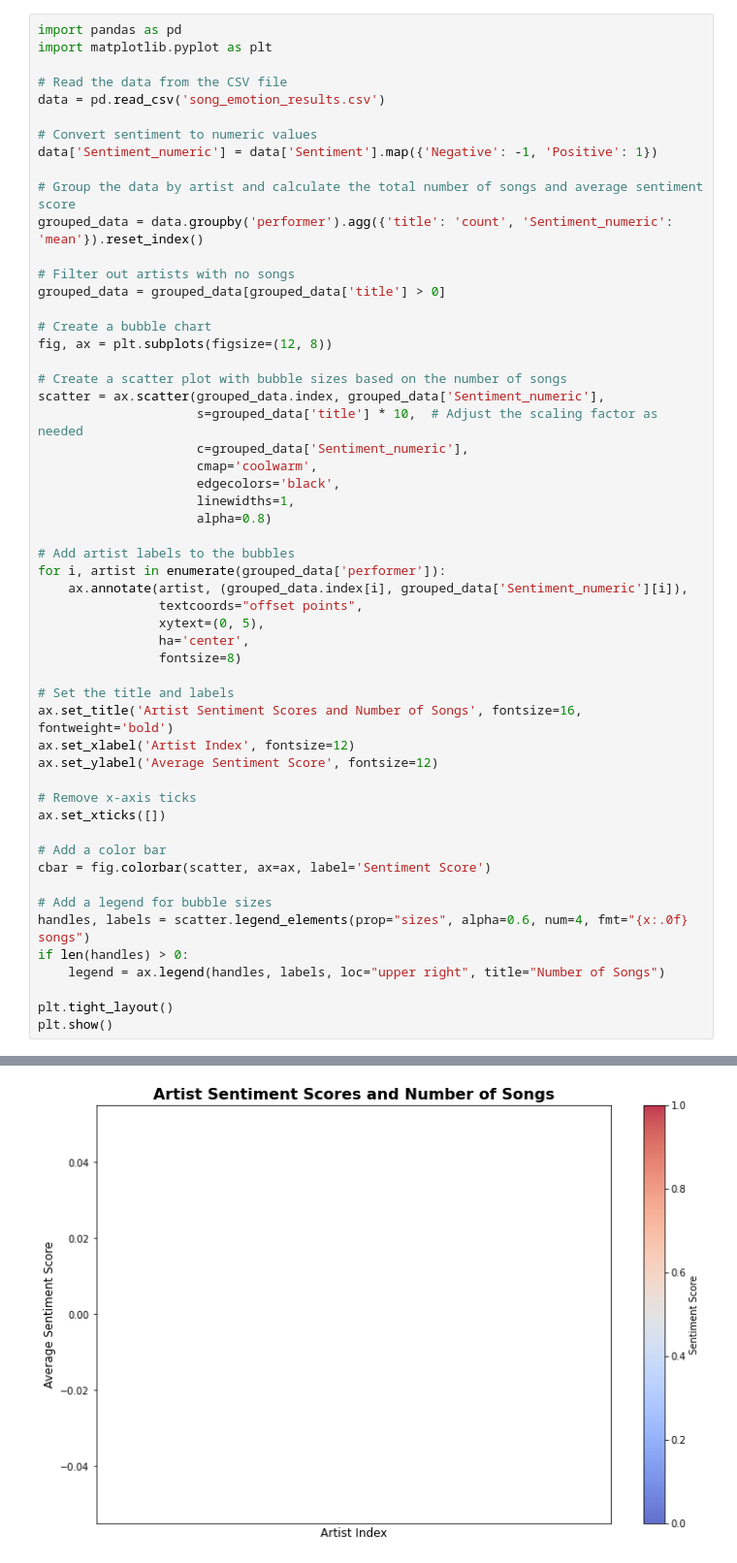
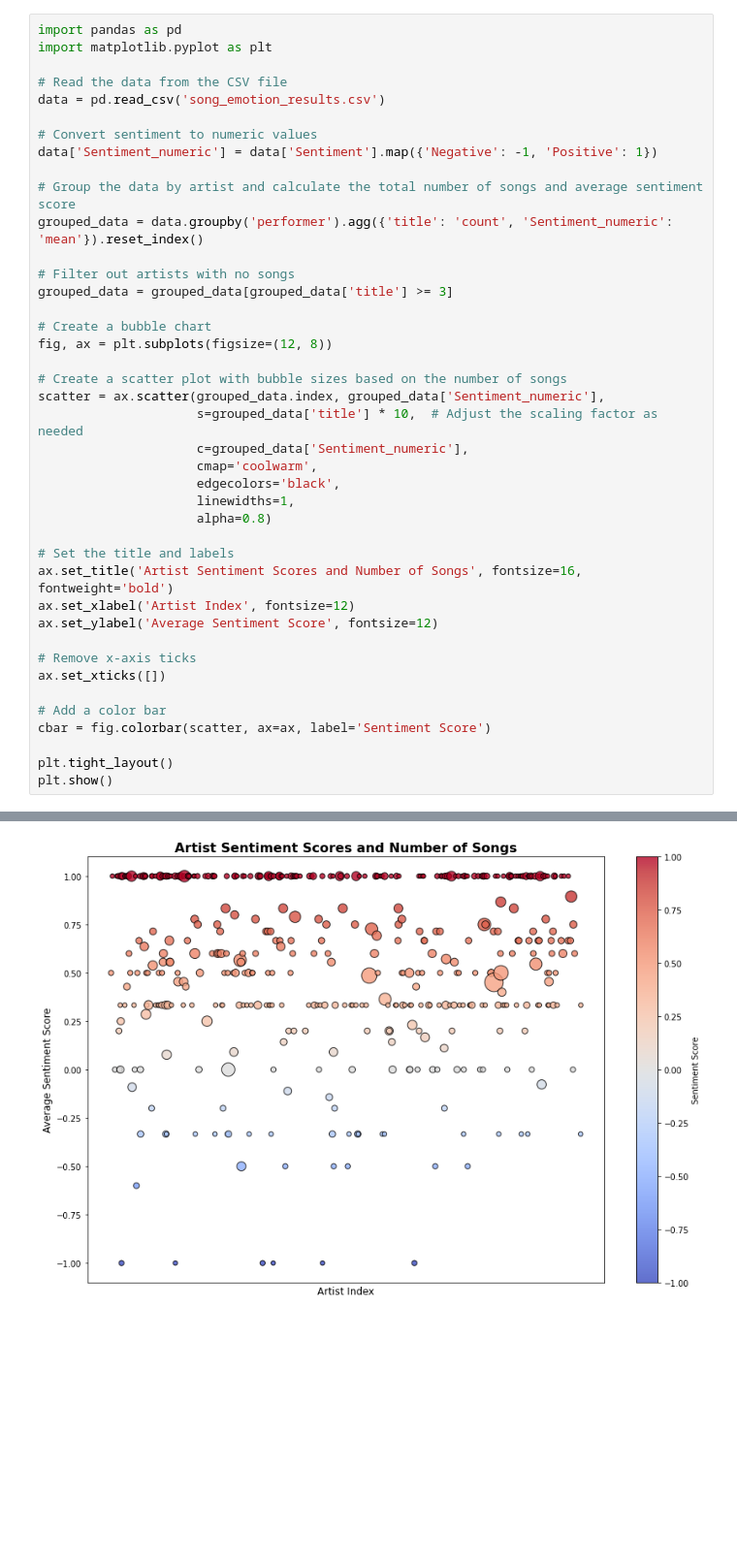
Before and after one commit to the-pudding/ai-data, a Jupyter notebook: emotional_lyrics.ipynb, the cells around one changed output, grey strips where cells are left out. Shown at 97% size. Cells and saved outputs as stored; diff of their text form; blank space fills up the shorter version.

```diff
--- a/emotional_lyrics.ipynb
+++ b/emotional_lyrics.ipynb
@@ -566,7 +566,7 @@ data['Sentiment_numeric'] = data['Sentiment'].map({'Negative': -1, 'Positive': 1
 grouped_data = data.groupby('performer').agg({'title': 'count', 'Sentiment_numeric': 'mean'}).reset_index()
 
 # Filter out artists with no songs
-grouped_data = grouped_data[grouped_data['title'] > 0]
+grouped_data = grouped_data[grouped_data['title'] >= 3]
 
 # Create a bubble chart
 fig, ax = plt.subplots(figsize=(12, 8))
@@ -580,14 +580,6 @@ scatter = ax.scatter(grouped_data.index, grouped_data['Sentiment_numeric'],
                      linewidths=1,
                      alpha=0.8)
 
-# Add artist labels to the bubbles
-for i, artist in enumerate(grouped_data['performer']):
-    ax.annotate(artist, (grouped_data.index[i], grouped_data['Sentiment_numeric'][i]),
-                textcoords="offset points",
-                xytext=(0, 5),
-                ha='center',
-                fontsize=8)
-
 # Set the title and labels
 ax.set_title('Artist Sentiment Scores and Number of Songs', fontsize=16, fontweight='bold')
 ax.set_xlabel('Artist Index', fontsize=12)
@@ -599,11 +591,6 @@ ax.set_xticks([])
 # Add a color bar
 cbar = fig.colorbar(scatter, ax=ax, label='Sentiment Score')
 
-# Add a legend for bubble sizes
-handles, labels = scatter.legend_elements(prop="sizes", alpha=0.6, num=4, fmt="{x:.0f} songs")
-if len(handles) > 0:
-    legend = ax.legend(handles, labels, loc="upper right", title="Number of Songs")
-
 plt.tight_layout()
 plt.show()
 # %% [output]
@@ -611 +597 @@ ValueError: zero-size array to reduction operation minimum which has no identity
-[figure, old version]
+[figure, new version]
```
Also changed, not shown: parts of 1 cell of this notebook, 2 other files.
